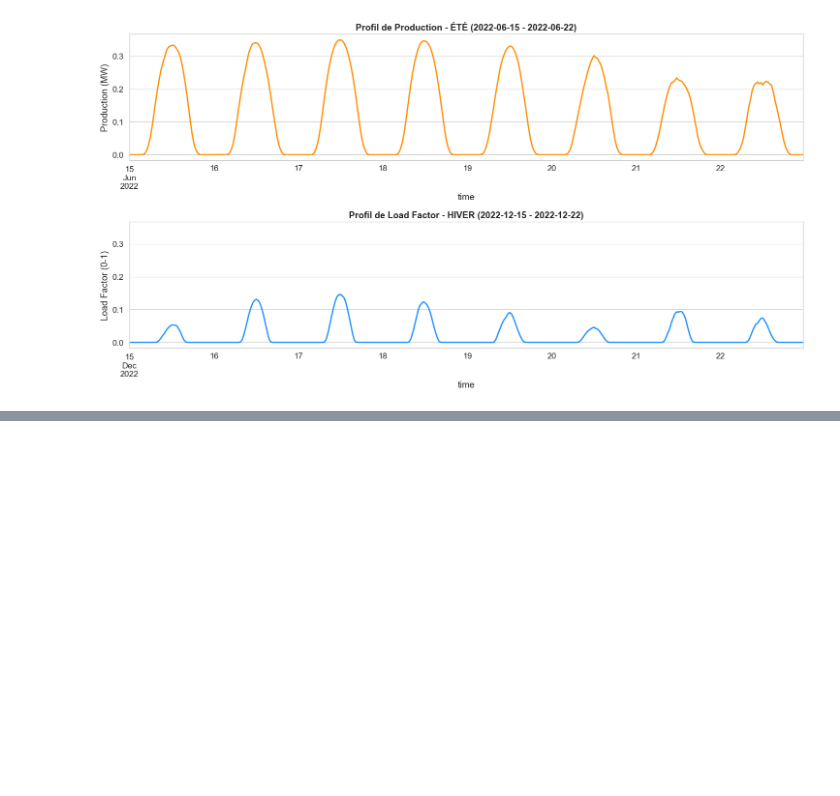
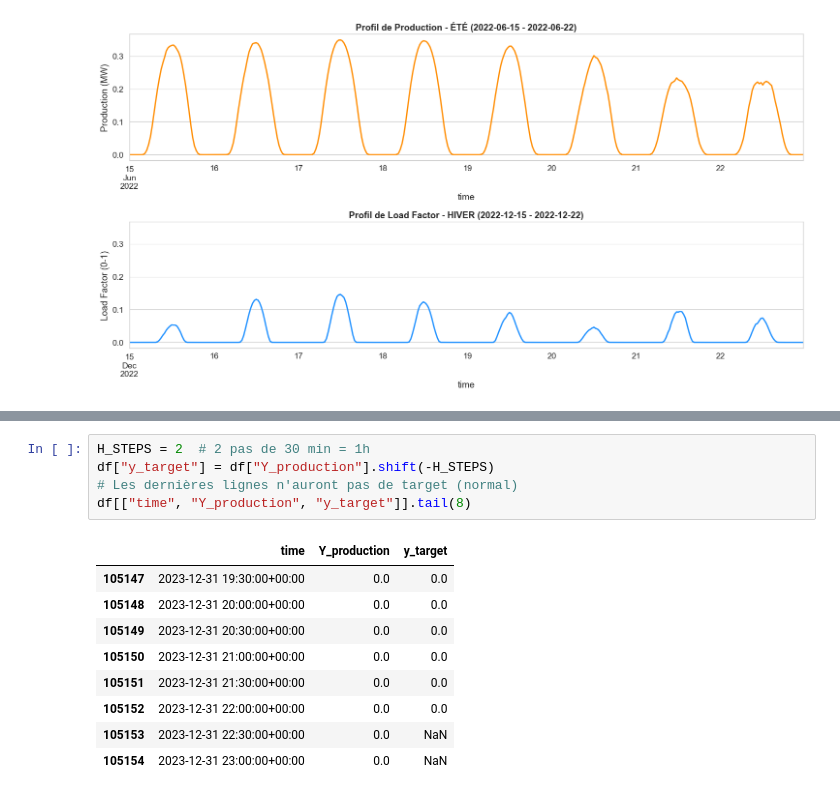
Before and after one commit to IshaghCheikh/PythonProject, a Jupyter notebook: main.ipynb, the cells around one changed output, grey strips where cells are left out. Drawn from its saved outputs; the diff is of its cells as text; blank space fills up the shorter version.

```diff
--- a/main.ipynb
+++ b/main.ipynb
@@ -398,0 +422,15 @@ plt.show()
+# %%
+H_STEPS = 2  # 2 pas de 30 min = 1h
+df["y_target"] = df["Y_production"].shift(-H_STEPS)
+# Les dernières lignes n'auront pas de target (normal)
+df[["time", "Y_production", "y_target"]].tail(8)
+# %% [output]
+|  | time | Y_production | y_target |
+| 105147 | 2023-12-31 19:30:00+00:00 | 0.0 | 0.0 |
+| 105148 | 2023-12-31 20:00:00+00:00 | 0.0 | 0.0 |
+| 105149 | 2023-12-31 20:30:00+00:00 | 0.0 | 0.0 |
+| 105150 | 2023-12-31 21:00:00+00:00 | 0.0 | 0.0 |
+| 105151 | 2023-12-31 21:30:00+00:00 | 0.0 | 0.0 |
+| 105152 | 2023-12-31 22:00:00+00:00 | 0.0 | 0.0 |
+| 105153 | 2023-12-31 22:30:00+00:00 | 0.0 | NaN |
+| 105154 | 2023-12-31 23:00:00+00:00 | 0.0 | NaN |
```
Also changed, not shown: parts of 6 cells of this notebook.
